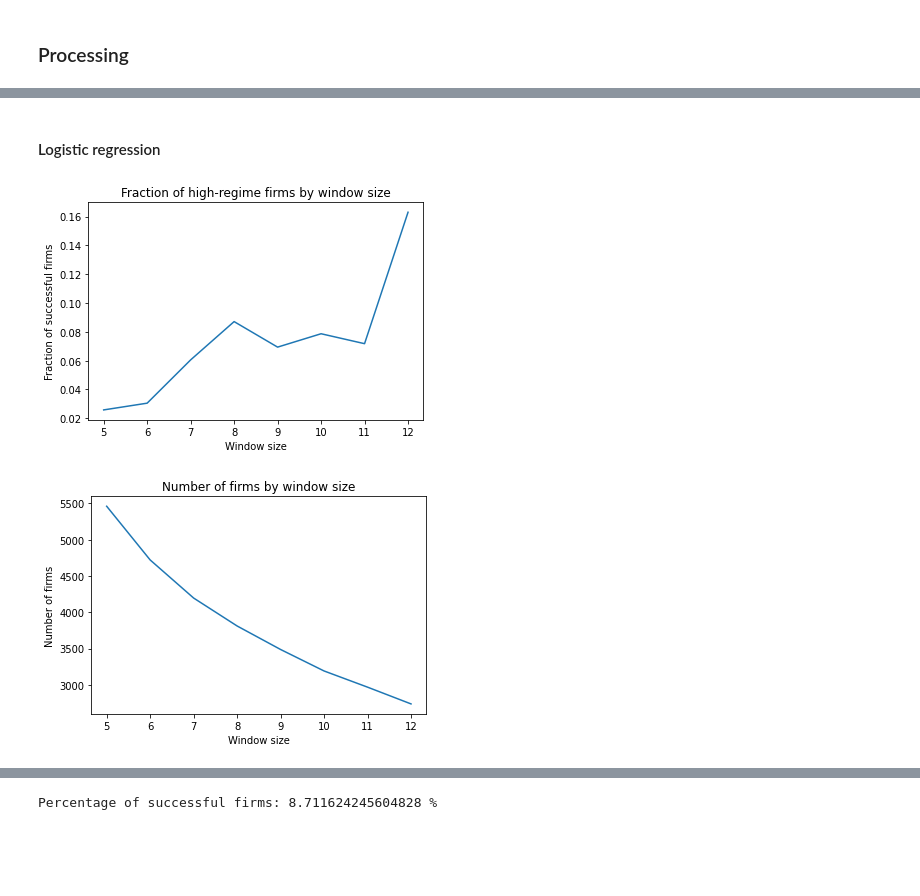
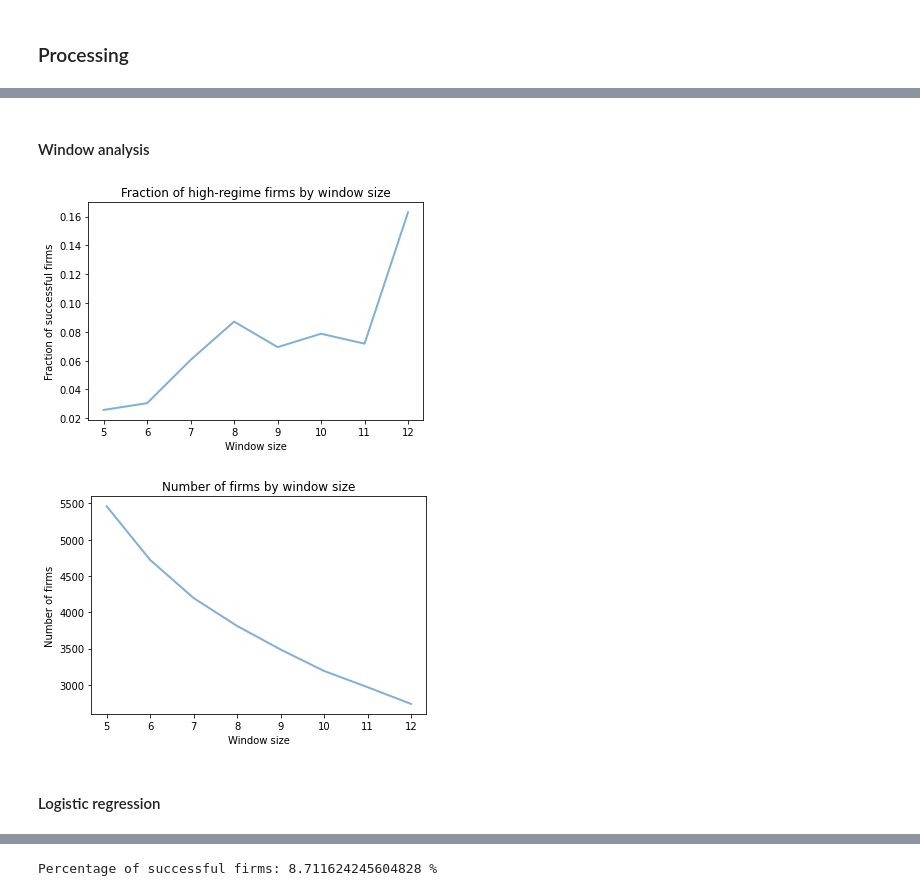
Before and after one commit to testalorenzo/crunch_net, a Jupyter notebook: ANS/notebook/notebooks/ANS_extension.ipynb, the cells around one changed output, grey strips where cells are left out. Cells and saved outputs as stored; diff of their text form; code cells hidden in the pictures; blank space fills up the shorter version.

```diff
--- a/ANS/notebook/notebooks/ANS_extension.ipynb
+++ b/ANS/notebook/notebooks/ANS_extension.ipynb
@@ -47,6 +47,7 @@ def functional_clustering(data):
 colors = [plt.cm.Set3(i) for i in range(20)]
 high_regime=colors[0]
 low_regime=colors[3]
+default_color=colors[4]
 plt.cm.get_cmap('Set3')
 # %% [output]
 [figure]
@@ -150,5 +138,5 @@ data_size.head()
 # %% [markdown]
-#### Logistic regression
+#### Window analysis
 # %%
 percentage=[]
 for size in range(5,13):
@@ -162,18 +150,18 @@ for size in range(5,13):
     win_big.append(data_size.shape[1])
 # %%
 fig, ax = plt.subplots(1,1, figsize=(6, 4))
-plt.plot(range(5,13), percentage)
+plt.plot(range(5,13), percentage, c=default_color, linewidth=2)
 plt.xlabel('Window size')
 plt.ylabel('Fraction of successful firms')
 plt.title('Fraction of high-regime firms by window size')
 
 os.chdir('/Users/ltesta/Documents/GitHub/crunch_net/ANS/plots')
 plt.savefig('fraction_high_regime.pdf', bbox_inches="tight")
 # %% [output]
-[figure, old version]
+[figure, new version]
 # %%
 fig, ax = plt.subplots(1,1, figsize=(6, 4))
-plt.plot(range(5,13), win_big)
+plt.plot(range(5,13), win_big, c=default_color, linewidth=2)
 plt.xlabel('Window size')
 plt.ylabel('Number of firms')
 plt.title('Number of firms by window size')
@@ -181,4 +169,6 @@ plt.title('Number of firms by window size')
 os.chdir('/Users/ltesta/Documents/GitHub/crunch_net/ANS/plots')
 plt.savefig('number_firms_window_size.pdf', bbox_inches="tight")
 # %% [output]
-[figure, old version]
+[figure, new version]
+# %% [markdown]
+#### Logistic regression
```
Also changed, not shown: parts of 5 cells of this notebook.
